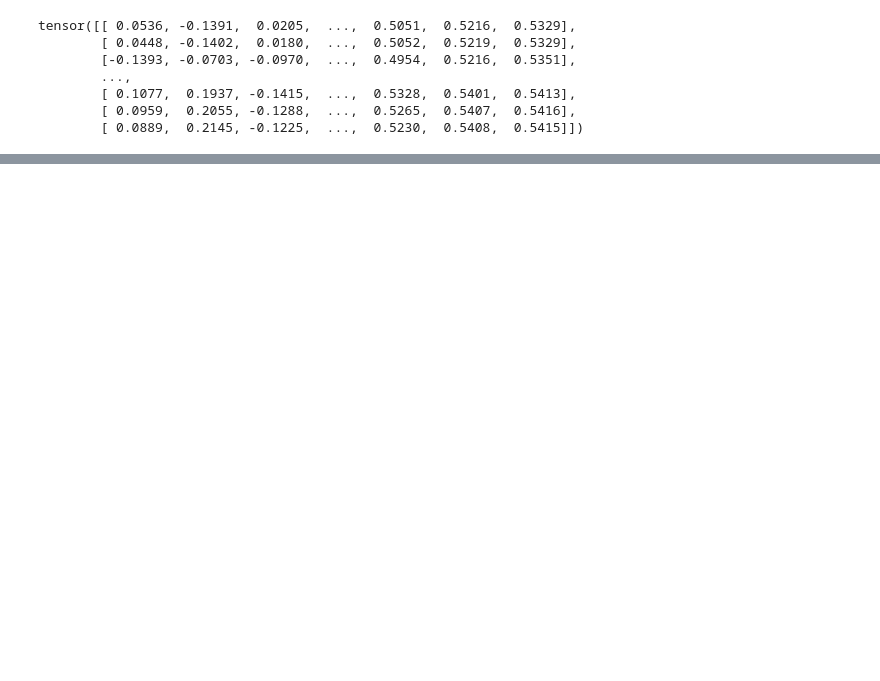
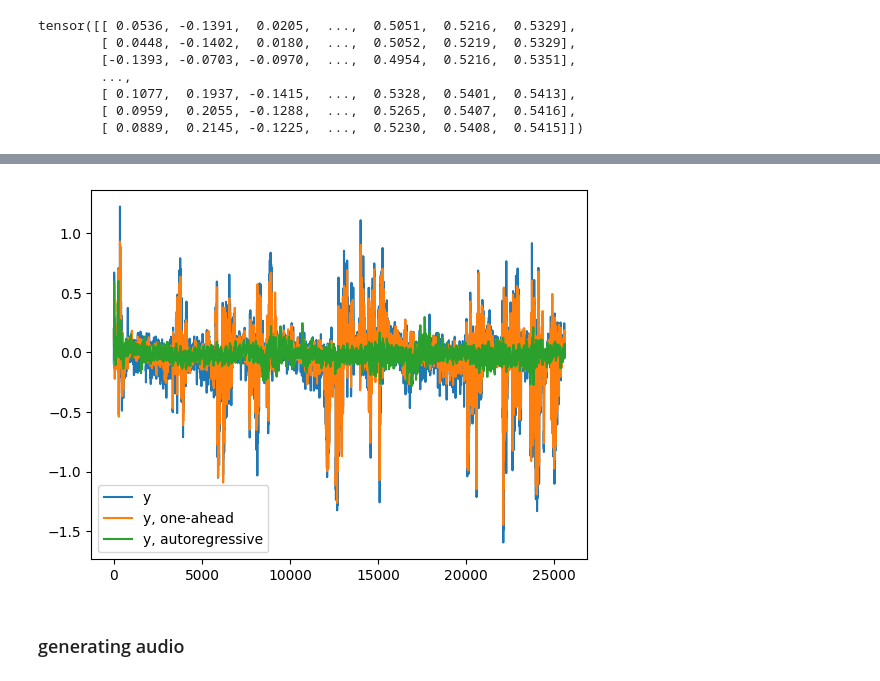
Before and after one commit to blazejkotowski/ddsp_vae, a Jupyter notebook: notebooks/Unconditional Generation.ipynb, the cells around one changed output, grey strips where cells are left out. Saved outputs shown, nothing was run; the diff lists cells and outputs as text; code cells hidden in the pictures; blank space fills up the shorter version.

```diff
--- a/notebooks/Unconditional Generation.ipynb
+++ b/notebooks/Unconditional Generation.ipynb
@@ -470,0 +479,4 @@ tensor([[ 0.0536, -0.1391,  0.0205,  ...,  0.5051,  0.5216,  0.5329],
+# %%
+ddsp_path = '../models/sines/sines-suzuki.ts'
+ddsp = torch.jit.load(ddsp_path).pretrained
+resampling_factor = ddsp.resampling_factor
@@ -470,0 +494,51 @@ tensor([[ 0.0536, -0.1391,  0.0205,  ...,  0.5051,  0.5216,  0.5329],
+# %%
+prior = Prior.load_from_checkpoint('../training/transformer-prior/suzuki-prior-multistep/best.ckpt')
+# %%
+import numpy as np
+import random
+import torch
+import matplotlib.pyplot as plt
+
+predicted = []
+predicted_autoregressive = []
+actual = []
+
+st = random.randint(0, 20000)
+
+y_oa_seq = [] # y, one-ahead
+y_ar_seq = []
+y_seq = []
+
+for i in range(100):
+    seq = prior_dataset[st+i*seq_len].to(prior.device)
+
+    # seq = torch.randn(seq_len*2, 16).to(prior.device)+1 # random
+
+    x, y = seq[:seq_len, ...], seq[seq_len:, ...]
+
+
+    with torch.no_grad():
+        y_oa = prior(x.unsqueeze(0)).squeeze(0)
+
+        y_ar_input = x
+        if len(y_ar_seq) > 0:
+            y_ar_input = y_ar_seq[-1]
+        y_ar = prior(y_ar_input.unsqueeze(0)).squeeze(0)
+
+    y_oa_seq.append(y_oa)
+    y_ar_seq.append(y_ar)
+    y_seq.append(y)
+
+y_oa_seq = torch.cat(y_oa_seq, dim=0)
+y_ar_seq = torch.cat(y_ar_seq, dim=0)
+y_seq = torch.cat(y_seq, dim=0)
+
+plt.plot(y_seq[:, 0].cpu().numpy(), label='y')
+plt.plot(y_oa_seq[:, 0].cpu().numpy(), label='y, one-ahead')
+plt.plot(y_ar_seq[:, 0].cpu().numpy(), label='y, autoregressive')
+plt.legend()
+plt.show()
+# %% [output]
+[figure, added]
+# %% [markdown]
+### generating audio
```
Also changed, not shown: parts of 15 cells of this notebook, 4 other files.
